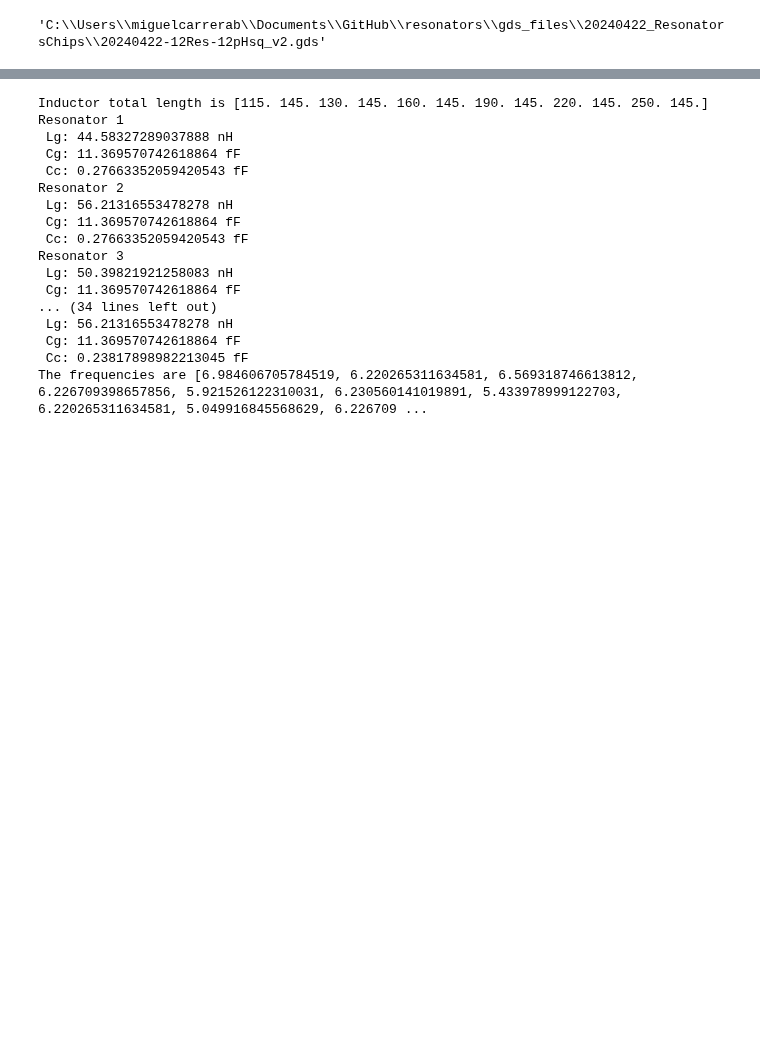
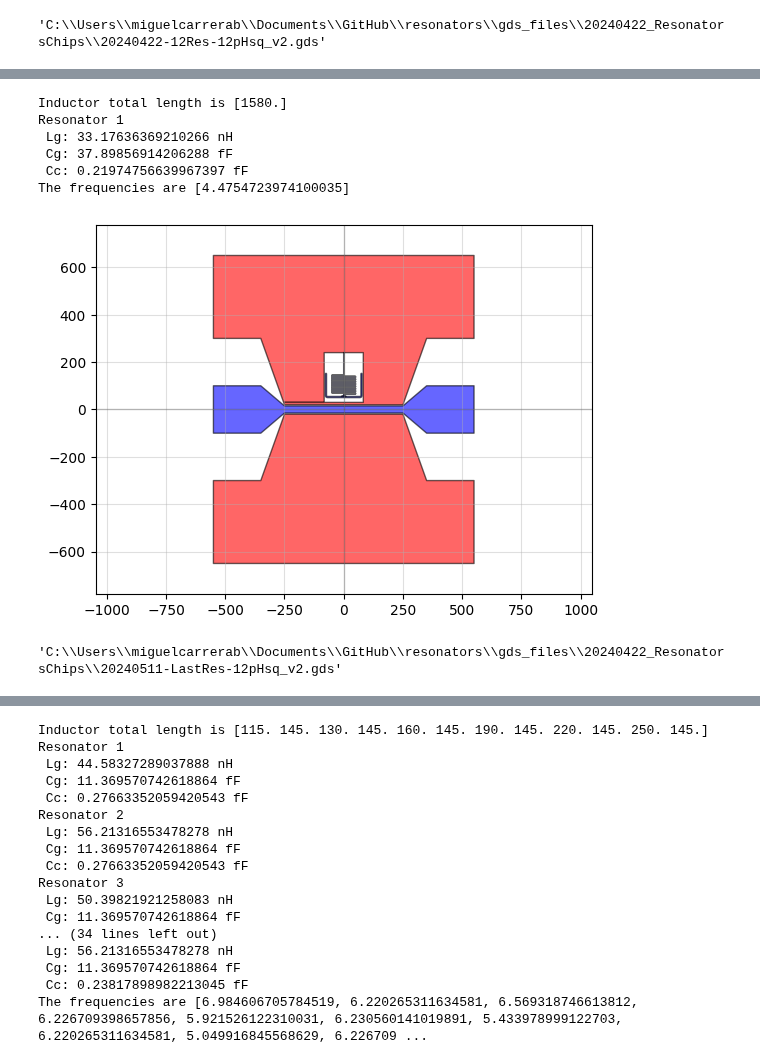
Before and after one commit to cbelo/resonators, a Jupyter notebook: 20240420-chips/design_chips.ipynb, the cells around one changed output, grey strips where cells are left out. Saved outputs shown, nothing was run; the diff lists cells and outputs as text; code cells hidden in the pictures; blank space fills up the shorter version.

```diff
--- a/20240420-chips/design_chips.ipynb
+++ b/20240420-chips/design_chips.ipynb
@@ -261,0 +384,62 @@ a[1]-a[0]
+# %%
+# Last resonator 12pH/sq, lowest frequency
+SeparationTlineResonator12 = [10]
+NumberOfResonators12 = 1
+
+#Resonator parameters
+CapacitorHorizontalLength12 = np.ones(NumberOfResonators12)*150
+CapacitorVerticalLength12 = np.ones(NumberOfResonators12)*100
+CapacitorWidth12 = np.ones(NumberOfResonators12)*5
+
+NumberOfBends12 = np.ones(NumberOfResonators12, dtype=int)*[14]
+InductorVerticalLength12 = np.ones(NumberOfResonators12)*5
+InductorHorizontalLength12 = np.ones(NumberOfResonators12)*[100]
+InductorEndLength12 = np.ones(NumberOfResonators12)*([90])
+InductorTotalLength12 = InductorVerticalLength12*(NumberOfBends12+4) + InductorEndLength12 +InductorHorizontalLength12*NumberOfBends12
+print('Inductor total length is', InductorTotalLength12)
+InductorWidth12 = np.ones(NumberOfResonators12)*0.6
+TaperWidth12 = np.ones(NumberOfResonators12)*20
+
+SpacingC012 = np.ones(NumberOfResonators12)*5
+SpacingCc12 = np.ones(NumberOfResonators12)*[20]
+TaperLength12 = np.ones(NumberOfResonators12)*5
+FinalSpacingBondpads12 = 100
+
+freqs = []
+for i in range(NumberOfResonators12):
+    print(f'Resonator {i+1}')
+    freqs.append(resonance_freq_Schuster(InductorWidth12[i]*1e-6, CapacitorWidth12[i]*1e-6, (SeparationTlineResonator12[i] + FeedlineGap12 + SpacingCc12[i])*1e-6 , FeedlineWidth12*1e-6,
+                                            CapacitorVerticalLength12[i]*1e-6, SpacingC012[i]*1e-6,
+                                            InductorWidth12[i]*1e-6, InductorTotalLength12[i]*1e-6, Lk_12,
+                                        epsilon_r_Si, thickness_subs_Si)/1e9)
+
+
+print('The frequencies are', freqs)
+FeedlineWidth12 = 30
+FeedlineLength12  = 500
+FeedlineGap12 = 5
+FeedlineTaperLength12 =  100
+BondpadWidth12 =  200
+BondpadLength12 = 200
+BondpadGap12 = 200
+ChipSize12 = [FeedlineLength12 + 2*BondpadLength12 + 2*FeedlineTaperLength12, 1300]
+
+c, metal, chip12 = ChipResonatorsTline(ChipSize12, NumberOfResonators12, SeparationTlineResonator12,
+                        FeedlineWidth12, FeedlineLength12, FeedlineGap12,
+                        FeedlineTaperLength12, BondpadWidth12, BondpadLength12, BondpadGap12,
+                        CapacitorHorizontalLength12, CapacitorVerticalLength12, CapacitorWidth12,
+                        NumberOfBends12, InductorVerticalLength12, InductorHorizontalLength12, InductorWidth12, InductorEndLength12,
+                        TaperWidth12, TaperLength12, SpacingC012, SpacingCc12,
+                        FinalSpacingBondpads12)
+
+qp(chip12)
+chip12.write_gds(r"C:\Users\miguelcarrerab\Documents\GitHub\resonators\gds_files\20240422_ResonatorsChips\20240422-LastRes-12pHsq_v2.gds")
+# %% [output]
+Inductor total length is [1580.]
+Resonator 1
+ Lg: 33.17636369210266 nH
+ Cg: 37.89856914206288 fF
+ Cc: 0.21974756639967397 fF
+The frequencies are [4.4754723974100035]
+[figure, added]
+'C:\\Users\\miguelcarrerab\\Documents\\GitHub\\resonators\\gds_files\\20240422_ResonatorsChips\\20240511-LastRes-12pHsq_v2.gds'
```
Also changed, not shown: parts of 10 cells of this notebook, 1 other file.
